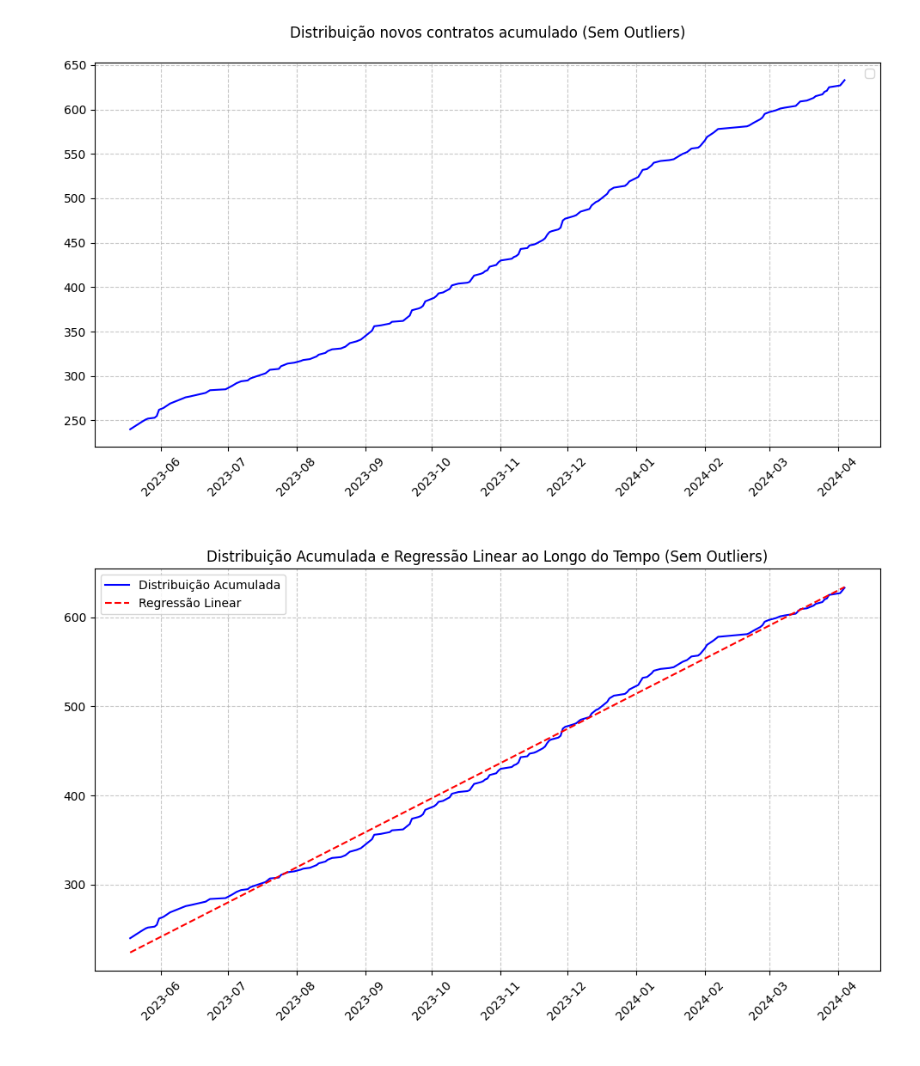
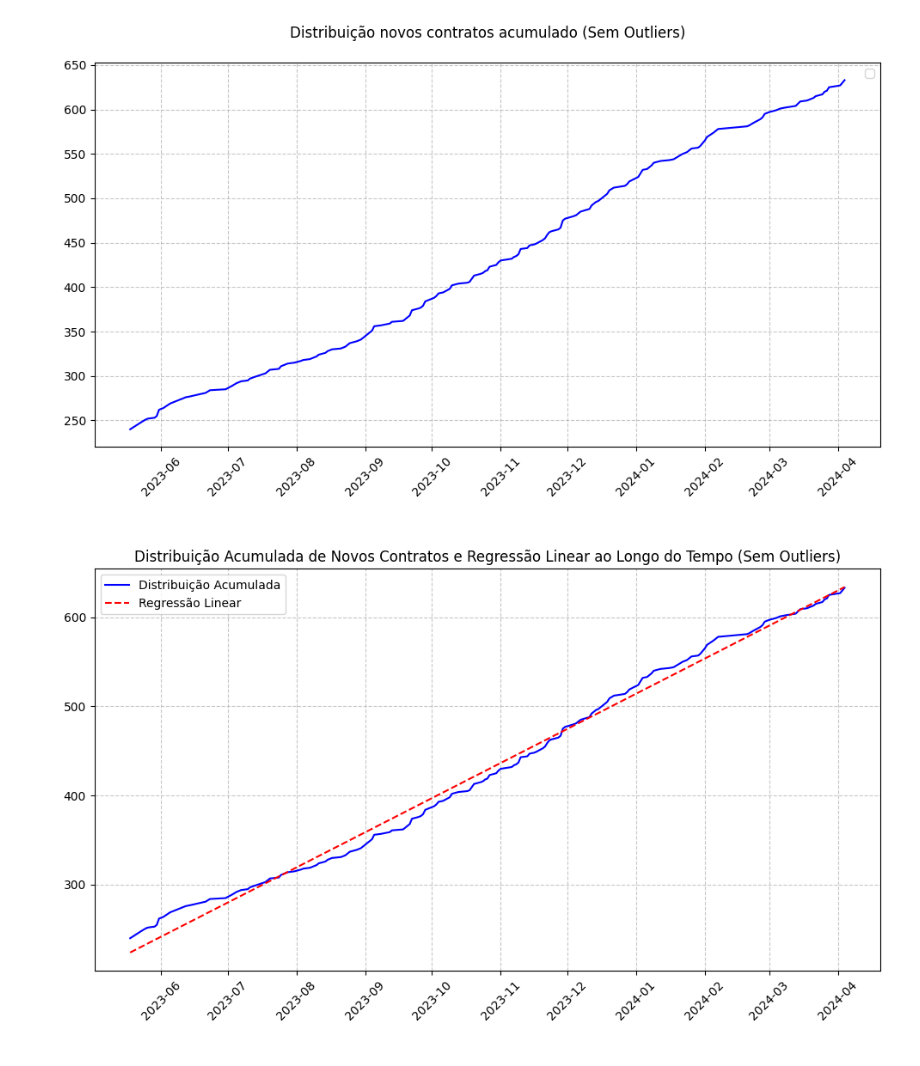
Before and after one commit to FelipeRuanMarinheiro/Portifolio, a Jupyter notebook: Wealth_Management_BI.ipynb, the cells around one changed output. Cells and saved outputs as stored; diff of their text form; code cells hidden in the pictures.

```diff
--- a/Wealth_Management_BI.ipynb
+++ b/Wealth_Management_BI.ipynb
@@ -475,37 +474,37 @@ previsao_distribuicao_acumulada = regressor.predict(previsao_data_numerica)
 plt.figure(figsize=(10, 6))
 plt.plot(distribuicao_acumulada['dataf_c'], distribuicao_acumulada['n'], color='b', marker=' ', linestyle='-', label='Distribuição Acumulada')
 plt.plot(previsao_data, previsao_distribuicao_acumulada, color='red', linestyle='--', label='Regressão Linear')
-plt.title('Distribuição Acumulada e Regressão Linear ao Longo do Tempo (Sem Outliers)')
+plt.title('Distribuição Acumulada de Novos Contratos e Regressão Linear ao Longo do Tempo (Sem Outliers)')
 plt.xlabel(' ')
 plt.ylabel(' ')
 plt.grid(True, linestyle='--', alpha=0.7)
 plt.xticks(rotation=45)
 plt.legend()
 plt.tight_layout()
 plt.show()
 
 # Adicionar uma constante ao conjunto de dados
 X = sm.add_constant(X)
 
 # Inicializar e ajustar o modelo de regressão linear com statsmodels
 modelo_regressao = sm.OLS(y, X)
 resultado_regressao_contratos = modelo_regressao.fit()
 
 # Imprimir um resumo dos resultados da regressão
 print(resultado_regressao_contratos.summary())
 
 # Obtendo os coeficientes da regressão
 coeficiente_slope_contracts = resultado_regressao_contratos.params['data_numerica']
 intercepto_contracts = resultado_regressao_contratos.params['const']
 
 print()
 # Mostrando a equação da regressão
 print('Previsão de regressão a partir de abril/2024 para novos contratos')
 equacao_regressao_contracts = f'Novos Contratos = 638 + {coeficiente_slope_contracts:.2f} * Número de dias a partir de abril'
 print()
 print('Equação da regressão para novos contratos:', equacao_regressao_contracts)
 # %% [output]
-[figure, old version]
+[figure, new version]
                             OLS Regression Results
 ==============================================================================
 Dep. Variable:                      n   R-squared:                       0.992
```
Also changed, not shown: parts of 5 cells of this notebook.
